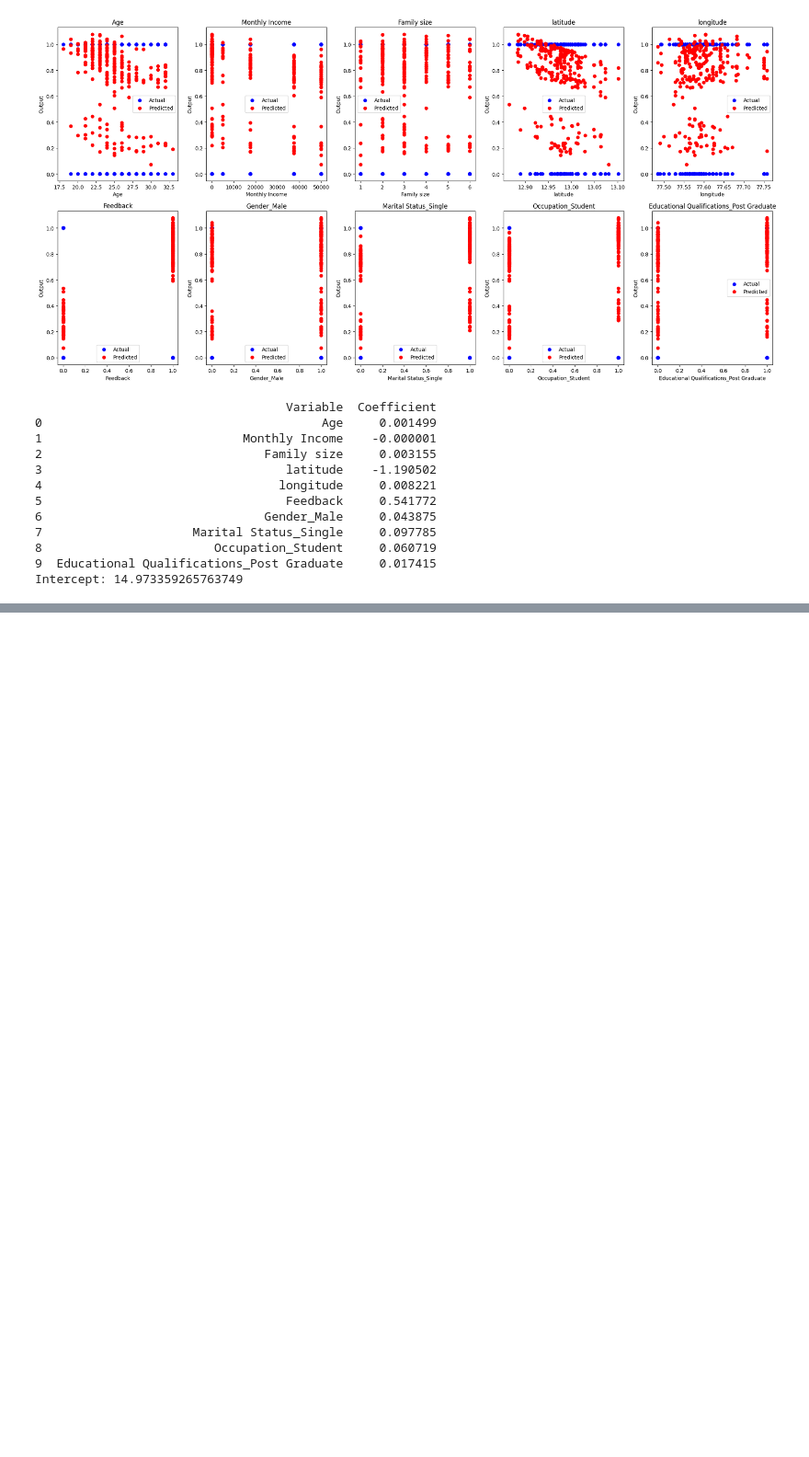
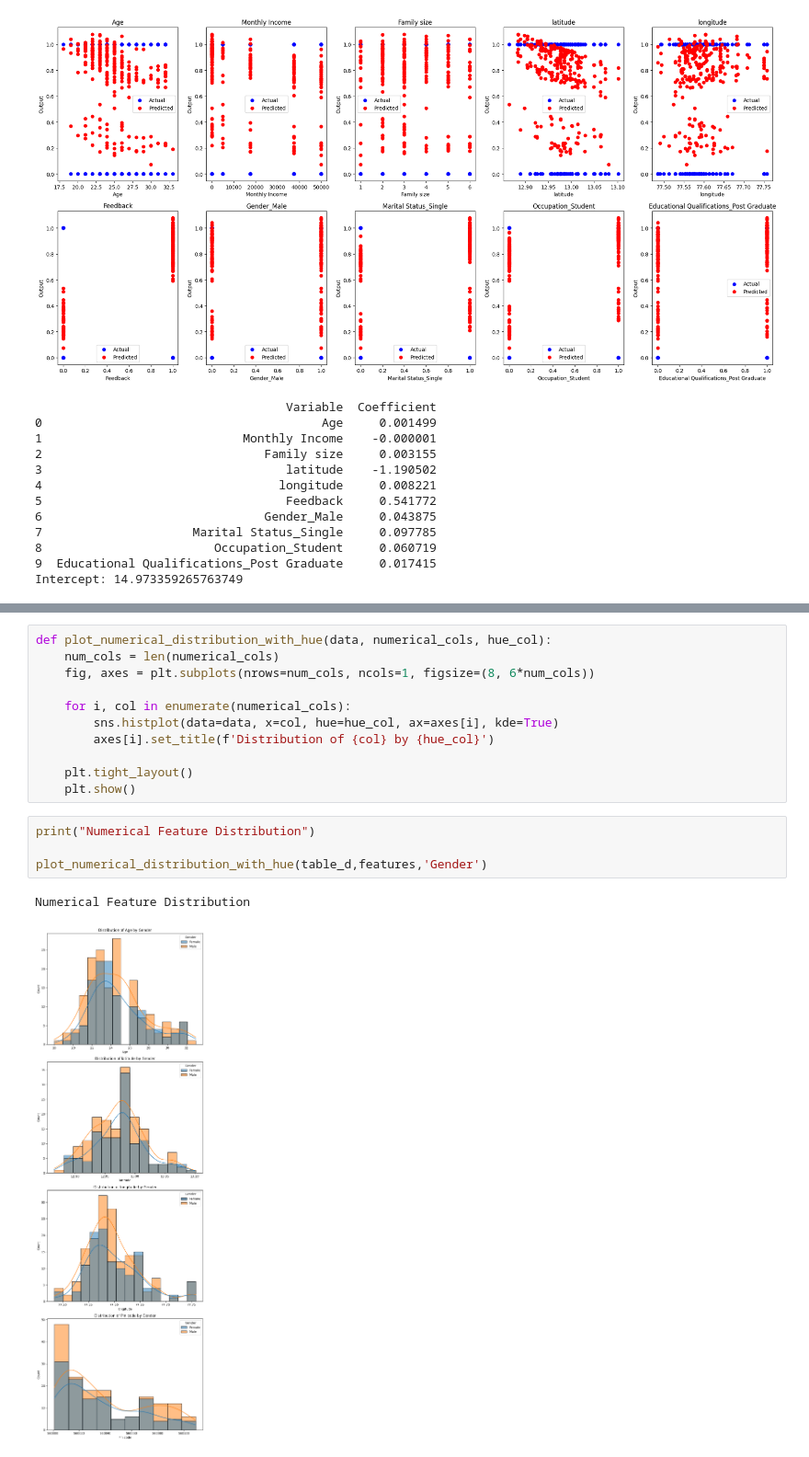
Before and after one commit to ChiaHouTan/Data-Analysis-Visualisation-CA1, a Jupyter notebook: Data_Analysis&Visualisation_CA1.ipynb, the cells around one changed output, grey strips where cells are left out. Shown at 92% size. Cells and saved outputs as stored; diff of their text form; blank space fills up the shorter version.

Commit message:
update outliner and numerical feature distribution

```diff
--- a/Data_Analysis&Visualisation_CA1.ipynb
+++ b/Data_Analysis&Visualisation_CA1.ipynb
@@ -475,0 +504,18 @@ Cluster Analysis
+# %%
+def plot_numerical_distribution_with_hue(data, numerical_cols, hue_col):
+    num_cols = len(numerical_cols)
+    fig, axes = plt.subplots(nrows=num_cols, ncols=1, figsize=(8, 6*num_cols))
+
+    for i, col in enumerate(numerical_cols):
+        sns.histplot(data=data, x=col, hue=hue_col, ax=axes[i], kde=True)
+        axes[i].set_title(f'Distribution of {col} by {hue_col}')
+
+    plt.tight_layout()
+    plt.show()
+# %%
+print("Numerical Feature Distribution")
+
+plot_numerical_distribution_with_hue(table_d,features,'Gender')
+# %% [output]
+Numerical Feature Distribution
+[figure, added]
```
Also changed, not shown: parts of 5 cells of this notebook.
